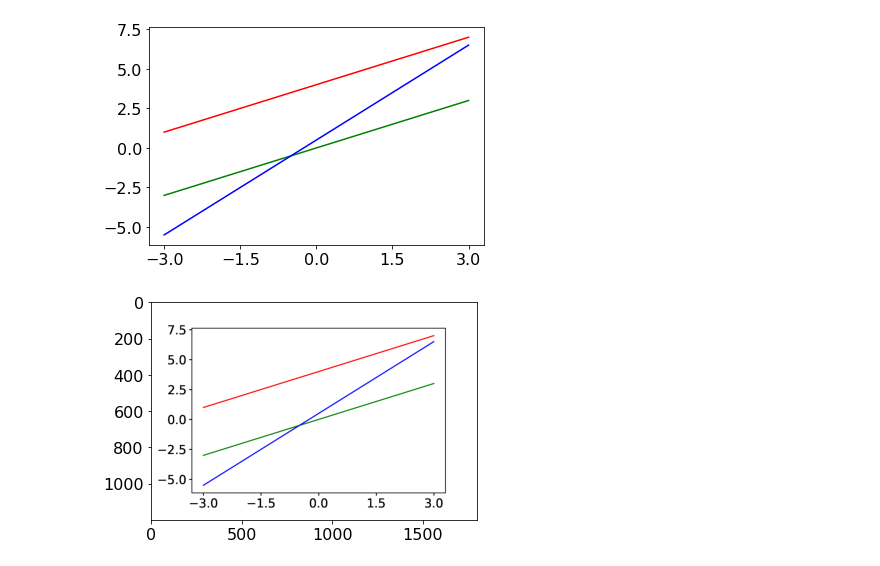
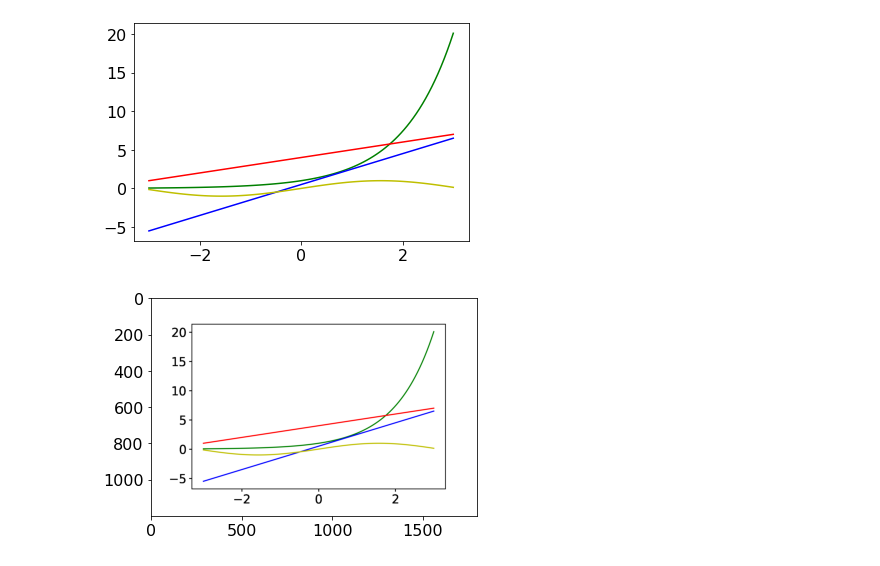
Before and after one commit to almajo/reverse-plot, a Jupyter notebook: prototype.ipynb, the cells around one changed output. Saved outputs shown, nothing was run; the diff lists cells and outputs as text; code cells hidden in the pictures.

```diff
--- a/prototype.ipynb
+++ b/prototype.ipynb
@@ -7,38 +8,39 @@ import pytesseract
 # %%
 from pytesseract import Output
 plt.rcParams.update({'font.size': 16,
                      'savefig.dpi': 300})
 # Create an image plot
 
 x = np.linspace(-3,3,100)
-plt.plot(x,x, 'g')
+plt.plot(x,np.exp(x), 'g')
 plt.plot(x, 2 * x + 0.5, 'b')
 plt.plot(x, x + 4, 'r')
+plt.plot(x, np.sin(x), 'y')
 
-plt.xticks(np.arange(-3,3.5,1.5))
-plt.yticks(np.arange(-5,7.6,2.5))
-plt.savefig("plots/three_linear_neg_graphs.png")
+# plt.xticks(np.arange(-3,3.5,1.5))
+# plt.yticks(np.arange(-5,7.6,2.5))
+plt.savefig("plots/example.png")
 # %% [output]
-[figure, old version]
+[figure, new version]
 # %%
-use_image = "plots/three_linear_neg_graphs.png"
+use_image = "plots/example.png"
 
 # Load image into numpy array and display it
 base_img = cv2.imread(use_image)
 
-def show_image(img, axis=None):
+def show_image(img, axis=None, *args, **kwargs):
     # Helper function to disply the image in the correct colors
     rgb = cv2.cvtColor(img,cv2.COLOR_BGR2RGB)
 
     if axis is None:
         plt.figure()
-        plt.imshow(rgb)
+        plt.imshow(rgb, *args, **kwargs)
     else:
-        axis.imshow(rgb)
+        axis.imshow(rgb, *args, **kwargs)
 
 show_image(base_img)
 # %% [output]
-[figure, old version]
+[figure, new version]
 # %%
 class Rect:
     def __init__(self, x, y, w, h):
```
Also changed, not shown: parts of 10 cells of this notebook.
